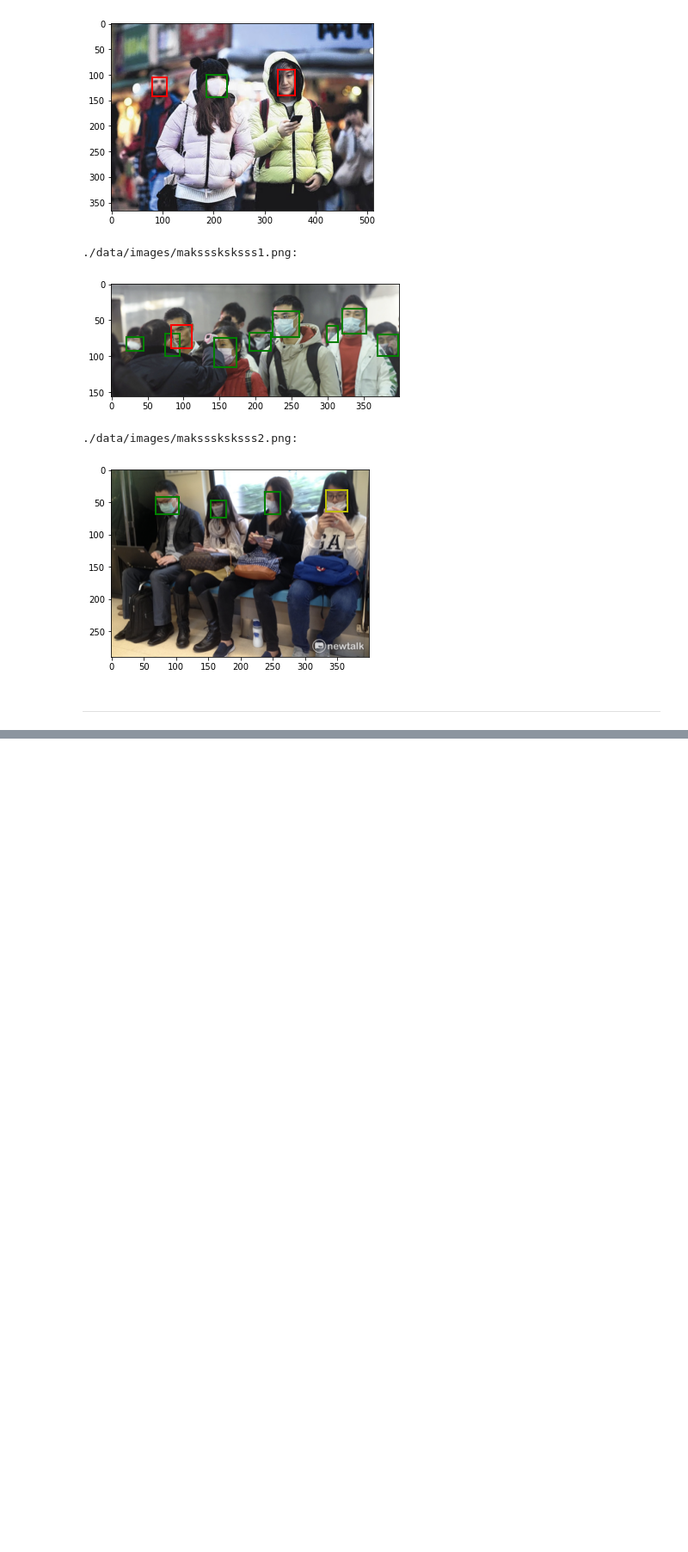
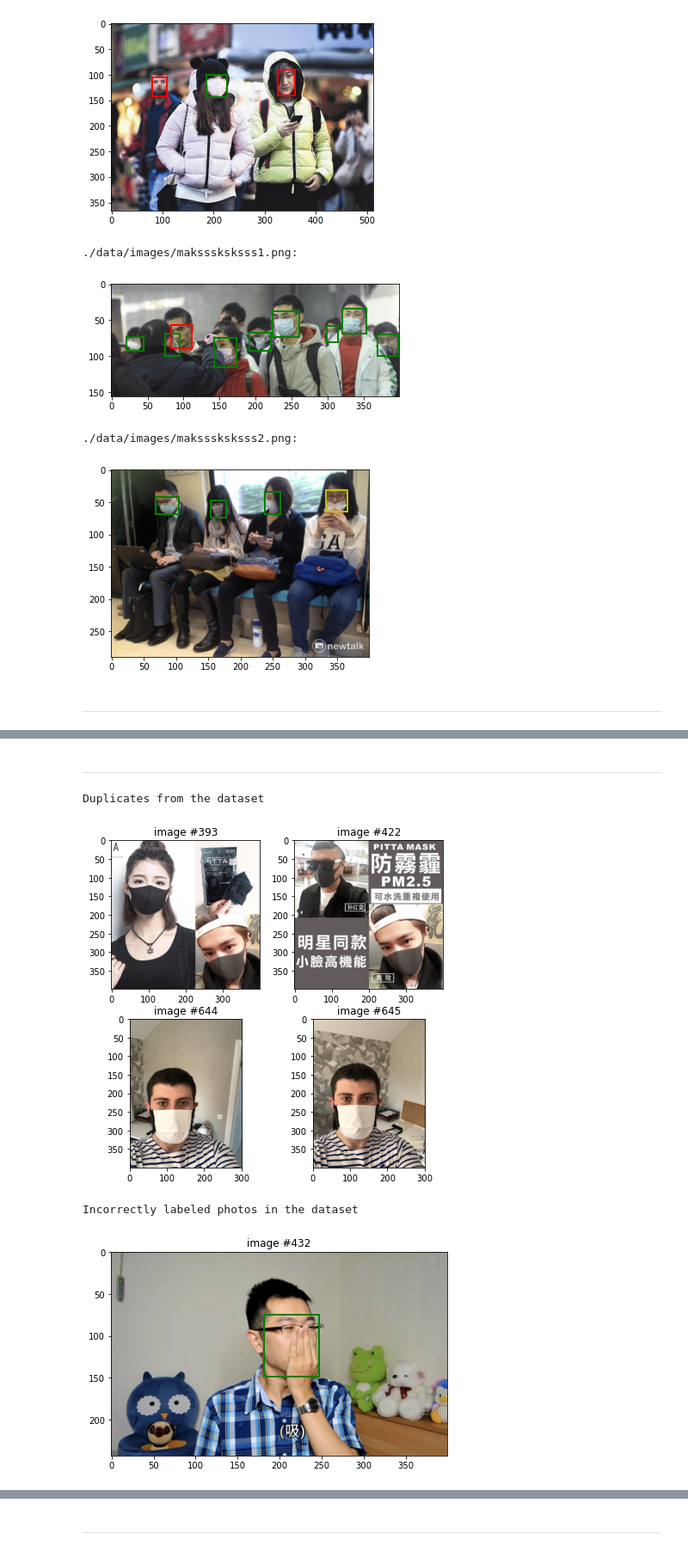
Before and after one commit to dmkirichen/face-mask-detection, a Jupyter notebook: exploratory_data_analysis.ipynb, the cells around one changed output, grey strips where cells are left out. Shown at 86% size. Saved outputs shown, nothing was run; the diff lists cells and outputs as text; code cells hidden in the pictures; blank space fills up the shorter version.

Commit message:
explored dataset pt.3

```diff
--- a/exploratory_data_analysis.ipynb
+++ b/exploratory_data_analysis.ipynb
@@ -66,7 +73,7 @@ def process_xml_annotation(xml_file_name):
             (width_arg, height_arg, depth_arg), objects)
 
 
-def show_image(image_path, annot_path):
+def show_image(image_path, annot_path, title=None):
     """Plot image that is located at image_path
 
     Keyword arguments:
@@ -76,6 +83,8 @@ def show_image(image_path, annot_path):
 
     img = mpimg.imread(image_path)  # extract image using path
     ax.imshow(img)  # display image
+    if title:
+        ax.set_title(title)
 
     # Get box coordinates from xml annotation
     _, _, _, dims, boxes = process_xml_annotation(annot_path)
@@ -152,0 +195,2 @@ plt.show()
+# %% [markdown]
+---
@@ -152,0 +202,32 @@ plt.show()
+# %%
+print("Duplicates from the dataset")
+plt.rcParams["figure.figsize"] = [7.0, 7.0]
+fig, ((ax1, ax2), (ax3, ax4)) = plt.subplots(2, 2)
+img1 = mpimg.imread(image_paths[393])
+ax1.imshow(img1)
+ax1.set_title("image #393")
+
+img2 = mpimg.imread(image_paths[422])
+ax2.imshow(img2)
+ax2.set_title("image #422")
+
+img3 = mpimg.imread(image_paths[644])
+ax3.imshow(img3)
+ax3.set_title("image #644")
+
+img4 = mpimg.imread(image_paths[645])
+ax4.imshow(img4)
+ax4.set_title("image #645")
+
+plt.show()
+
+print("Incorrectly labeled photos in the dataset")
+show_image(image_paths[432], annot_paths[432], title="image #432")
+show_image(image_paths[436], annot_paths[436], title="image #436")
+show_image(image_paths[633], annot_paths[633], title="image #633")
+show_image(image_paths[815], annot_paths[815], title="image #815")
+# %% [output]
+Duplicates from the dataset
+[figure, added]
+Incorrectly labeled photos in the dataset
+[figure, added]
@@ -152,0 +237,2 @@ plt.show()
+# %% [markdown]
+---
```
Also changed, not shown: parts of 10 cells of this notebook.
